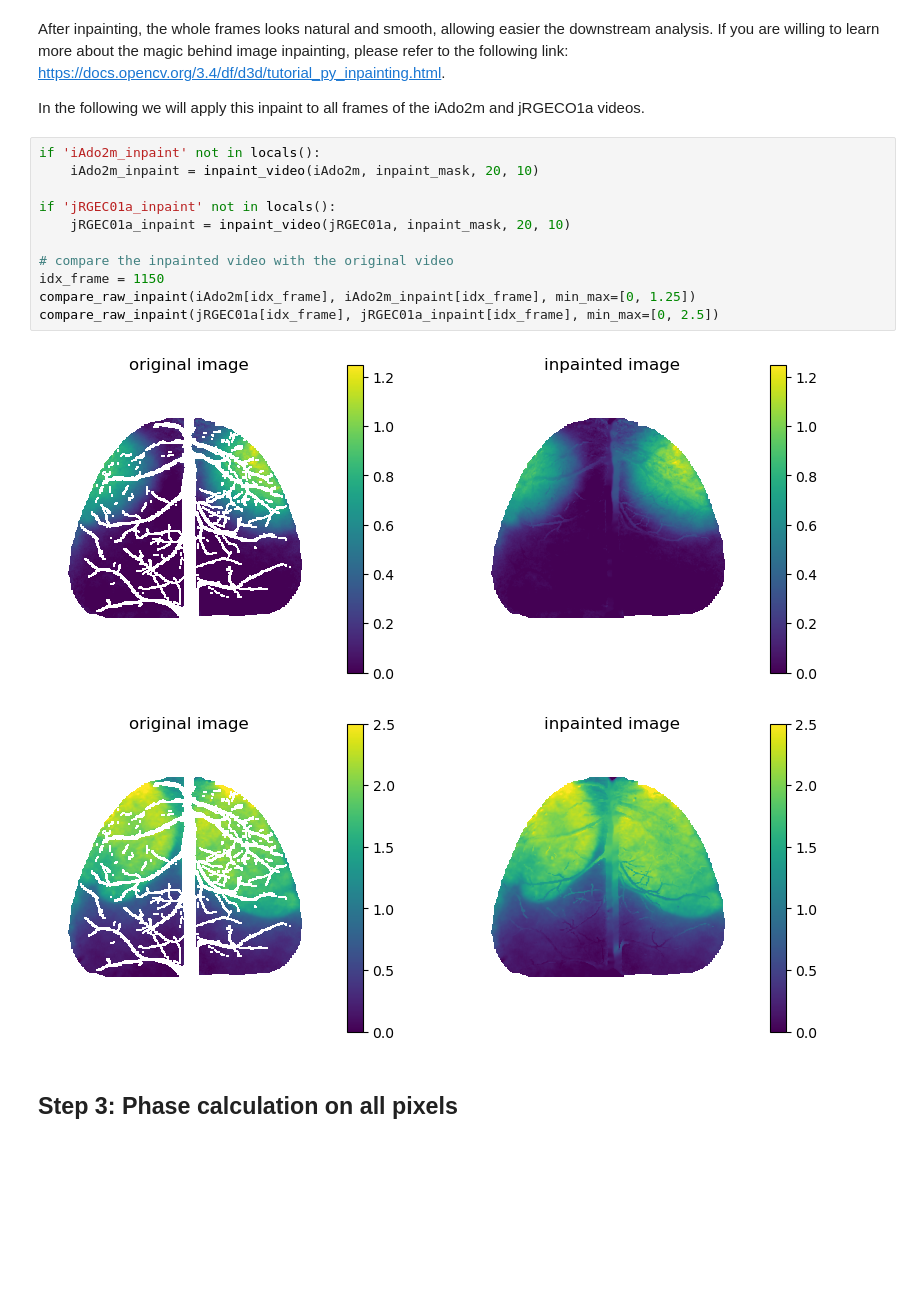
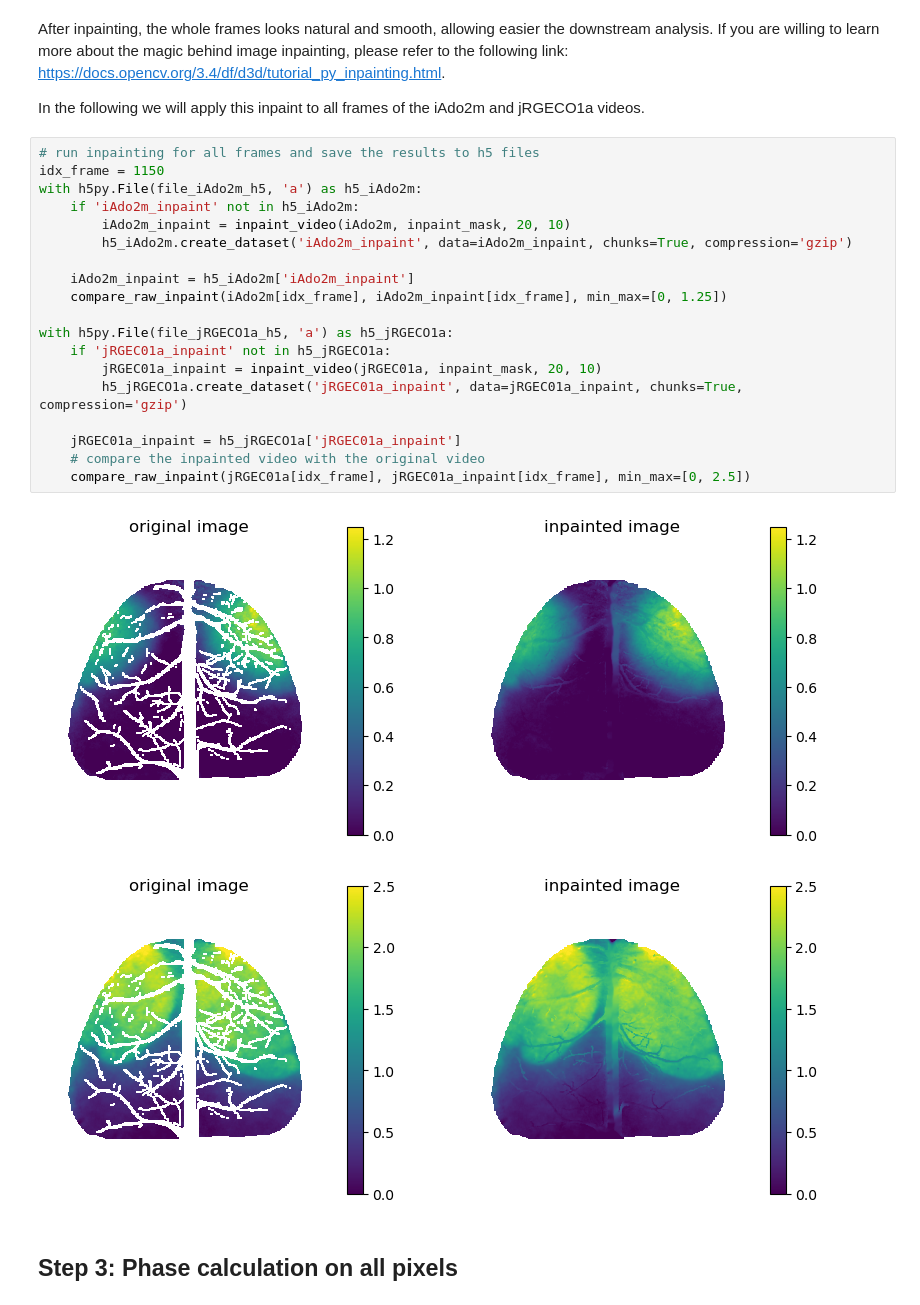
Before and after one commit to damiers/wave_analysis, a Jupyter notebook: demo.ipynb, the cells around one changed output. Saved outputs shown, nothing was run; the diff lists cells and outputs as text; blank space fills up the shorter version.

```diff
--- a/demo.ipynb
+++ b/demo.ipynb
@@ -131,20 +148,28 @@ compare_raw_inpaint(iAdo2m[idx_frame], img_paint)
 After inpainting, the whole frames looks natural and smooth, allowing easier the downstream analysis. If you are willing to learn more about the magic behind image inpainting, please refer to the following link: https://docs.opencv.org/3.4/df/d3d/tutorial_py_inpainting.html.
 
 In the following we will apply this inpaint to all frames of the iAdo2m and jRGECO1a videos.
-# %%
-if 'iAdo2m_inpaint' not in locals():
-    iAdo2m_inpaint = inpaint_video(iAdo2m, inpaint_mask, 20, 10)
-
-if 'jRGEC01a_inpaint' not in locals():
-    jRGEC01a_inpaint = inpaint_video(jRGEC01a, inpaint_mask, 20, 10)
-
-# compare the inpainted video with the original video
-idx_frame = 1150
-compare_raw_inpaint(iAdo2m[idx_frame], iAdo2m_inpaint[idx_frame], min_max=[0, 1.25])
-compare_raw_inpaint(jRGEC01a[idx_frame], jRGEC01a_inpaint[idx_frame], min_max=[0, 2.5])
-# %% [output]
-[figure, removed]
-[figure, removed]
+# %%
+# run inpainting for all frames and save the results to h5 files
+idx_frame = 1150
+with h5py.File(file_iAdo2m_h5, 'a') as h5_iAdo2m:
+    if 'iAdo2m_inpaint' not in h5_iAdo2m:
+        iAdo2m_inpaint = inpaint_video(iAdo2m, inpaint_mask, 20, 10)
+        h5_iAdo2m.create_dataset('iAdo2m_inpaint', data=iAdo2m_inpaint, chunks=True, compression='gzip')
+
+    iAdo2m_inpaint = h5_iAdo2m['iAdo2m_inpaint']
+    compare_raw_inpaint(iAdo2m[idx_frame], iAdo2m_inpaint[idx_frame], min_max=[0, 1.25])
+
+with h5py.File(file_jRGECO1a_h5, 'a') as h5_jRGECO1a:
+    if 'jRGEC01a_inpaint' not in h5_jRGECO1a:
+        jRGEC01a_inpaint = inpaint_video(jRGEC01a, inpaint_mask, 20, 10)
+        h5_jRGECO1a.create_dataset('jRGEC01a_inpaint', data=jRGEC01a_inpaint, chunks=True, compression='gzip')
+
+    jRGEC01a_inpaint = h5_jRGECO1a['jRGEC01a_inpaint']
+    # compare the inpainted video with the original video
+    compare_raw_inpaint(jRGEC01a[idx_frame], jRGEC01a_inpaint[idx_frame], min_max=[0, 2.5])
+# %% [output]
+[figure, added]
+[figure, added]
 # %% [markdown]
 ## Step 3: Phase calculation on all pixels
 # %% [markdown]
```
Also changed, not shown: parts of 40 cells of this notebook, 2 other files.
